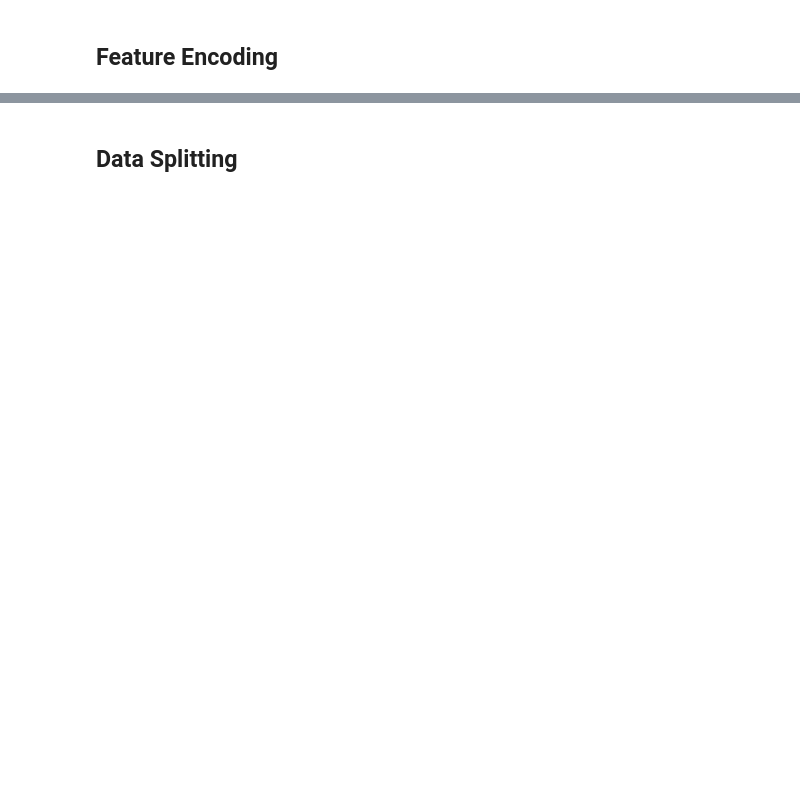
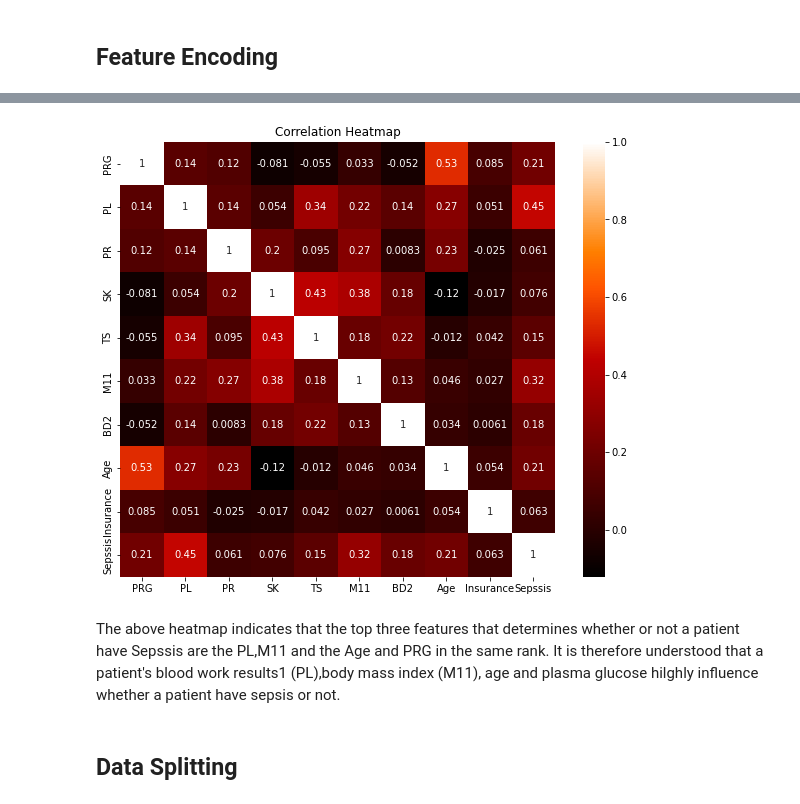
Before and after one commit to lihlasaisi/Sepsis-Prediction, a Jupyter notebook: LP6.ipynb, the cells around one changed output, grey strips where cells are left out. Saved outputs shown, nothing was run; the diff lists cells and outputs as text; code cells hidden in the pictures; blank space fills up the shorter version.

```diff
--- a/LP6.ipynb
+++ b/LP6.ipynb
@@ -326,5 +422,22 @@ patient_df.head()
 # %%
 patient_df.drop('ID',axis=1,inplace=True)
+# %%
+# Calculate the correlation matrix
+corr_matrix = patient_df.corr()
+
+# Generate the heatmap
+plt.figure(figsize=(10, 8))
+sns.heatmap(corr_matrix, annot=True, cmap='gist_heat', square=True)
+
+# Set the title of the heatmap
+plt.title('Correlation Heatmap')
+
+# Display the heatmap
+plt.show()
+# %% [output]
+[figure, added]
+# %% [markdown]
+The above heatmap indicates that the top three features that determines whether or not a patient have Sepssis are the PL,M11 and the Age and PRG in the same rank. It is therefore understood that a patient's blood work results1 (PL),body mass index (M11), age and plasma glucose hilghly influence whether a patient have sepsis or not.
 # %% [markdown]
 ## Data Splitting
 # %%
```
Also changed, not shown: parts of 114 cells of this notebook.
